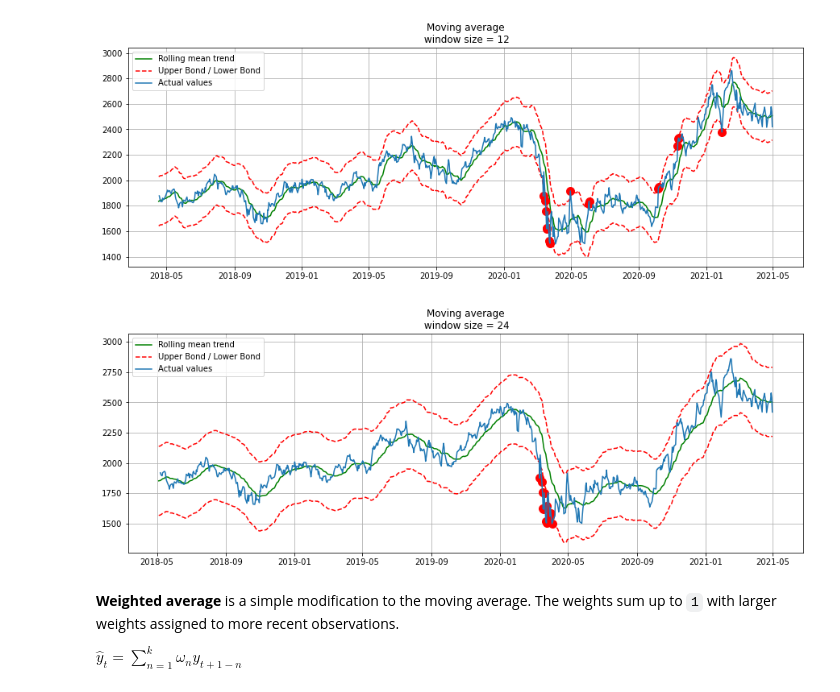
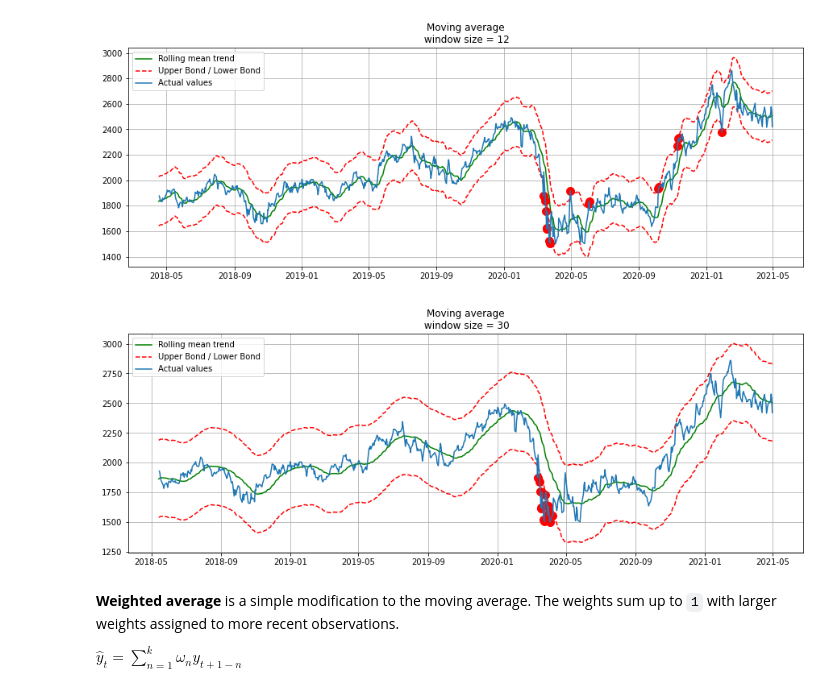
Before and after one commit to AIPQDev/Alumni-Sessions, a Jupyter notebook: Financial Data Analysis & Prediction/NSEPY Experiment Session 01.ipynb, the cells around one changed output. Cells and saved outputs as stored; diff of their text form; code cells hidden in the pictures.

```diff
--- a/Financial Data Analysis & Prediction/NSEPY Experiment Session 01.ipynb
+++ b/Financial Data Analysis & Prediction/NSEPY Experiment Session 01.ipynb
@@ -407,9 +420,9 @@ plotMovingAverage(data[['Close']], 12, plot_intervals=True, plot_anomalies=True)
 # %% [output]
 [figure]
 # %%
-plotMovingAverage(data[['Close']], 24, plot_intervals=True, plot_anomalies=True)
+plotMovingAverage(data[['Close']], 30, plot_intervals=True, plot_anomalies=True)
 # %% [output]
-[figure, old version]
+[figure, new version]
 # %% [markdown]
 **Weighted average** is a simple modification to the moving average. The weights sum up to `1` with larger weights assigned to more recent observations.
 
```
Also changed, not shown: parts of 9 cells of this notebook, 4 other files.
